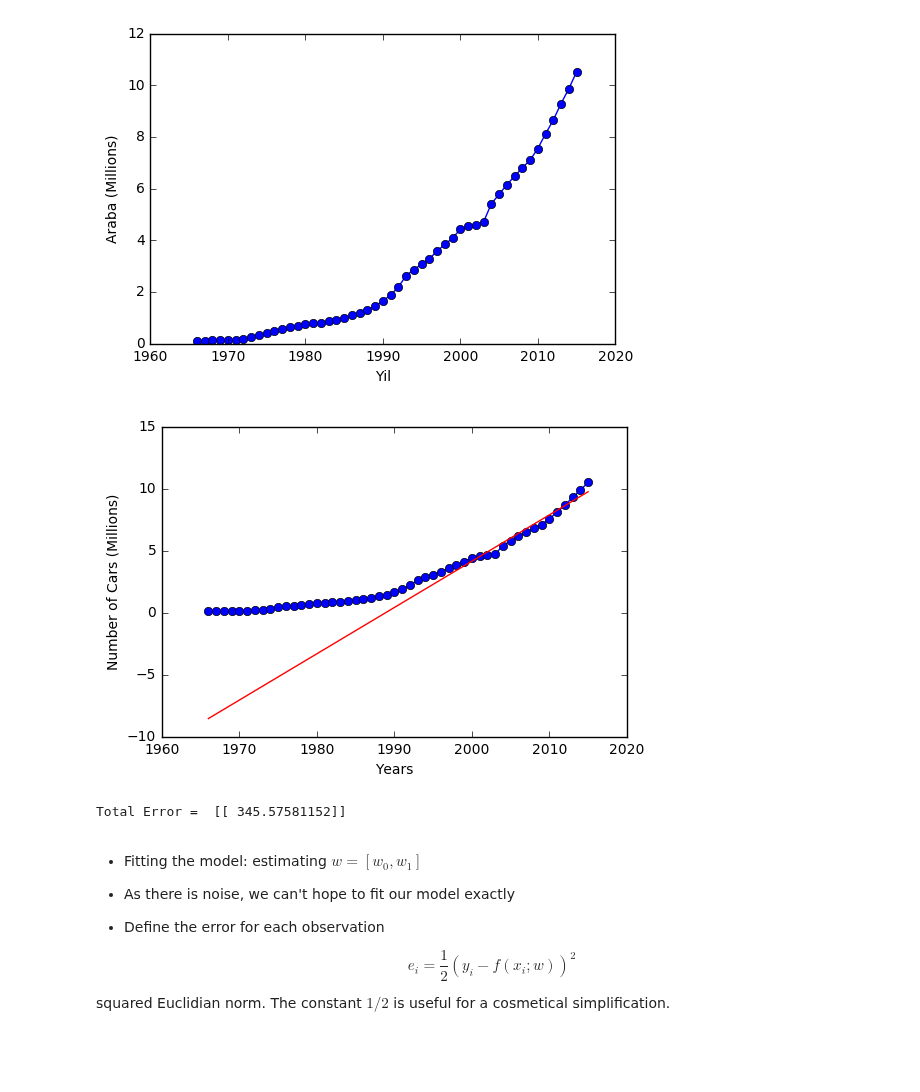
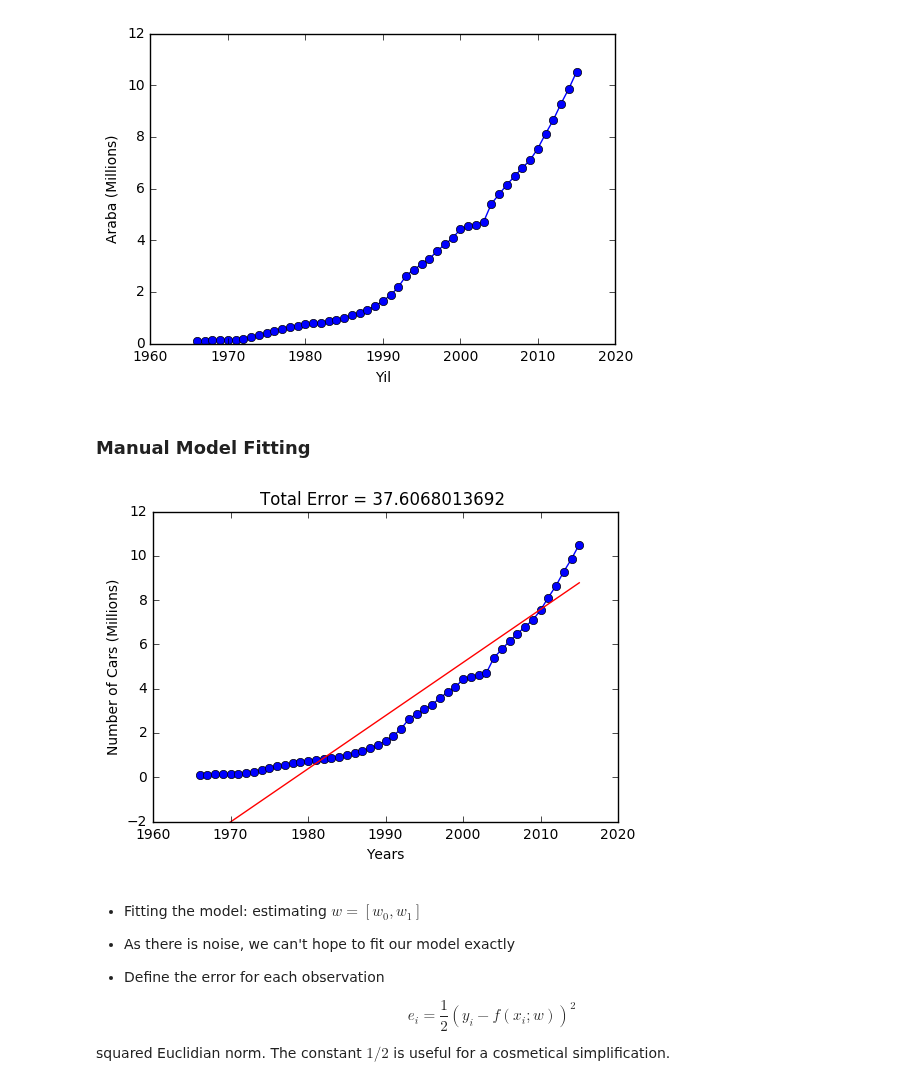
Before and after one commit to atcemgil/notes, a Jupyter notebook: Regression.ipynb, the cells around one changed output. Drawn from its saved outputs; the diff is of its cells as text; code cells hidden in the pictures; blank space fills up the shorter version.

```diff
--- a/Regression.ipynb
+++ b/Regression.ipynb
@@ -86,27 +89,48 @@ plt.ylabel('Araba (Millions)')
 plt.show()
 # %% [output]
 [figure]
+# %% [markdown]
+### Manual Model Fitting
 # %%
+%matplotlib inline
+from __future__ import print_function
+from ipywidgets import interact, interactive, fixed
+import ipywidgets as widgets
+import matplotlib.pylab as plt
+from IPython.display import clear_output, display, HTML
 
-w_0 = 2.27150786
+
+w_0 = 0.27150786
 w_1 = 0.37332256
+
+BaseYear = 1995
+x = np.matrix(df_arac.Year[0:]).T-BaseYear
+y = np.matrix(df_arac.Car[0:]).T/1000000.
+
+fig, ax = plt.subplots()
 
 f = w_1*x + w_0
 plt.plot(x+BaseYear, y, 'o-')
-plt.plot(x+BaseYear, f, 'r')
+ln, = plt.plot(x+BaseYear, f, 'r')
 
 
 plt.xlabel('Years')
 plt.ylabel('Number of Cars (Millions)')
+ax.set_ylim((-2,12))
+plt.close(fig)
 
-plt.show()
+def set_line(w_1, w_0):
 
-e = y - f
+    f = w_1*x + w_0
+    e = y - f
 
-print('Total Error = ', e.T*e/2)
+    ln.set_ydata(f)
+    ax.set_title('Total Error = {} '.format(np.asscalar(e.T*e/2)))
+    display(fig)
+
+interact(set_line, w_1=(-2, 2, 0.01), w_0=(-5, 5, 0.01))
 # %% [output]
-[figure, old version]
+[figure, new version]
-Total Error =  [[ 345.57581152]]
 # %% [markdown]
 * Fitting the model: estimating $w = [w_0, w_1]$
 
```
Also changed, not shown: parts of 35 cells of this notebook, 5 other files.
